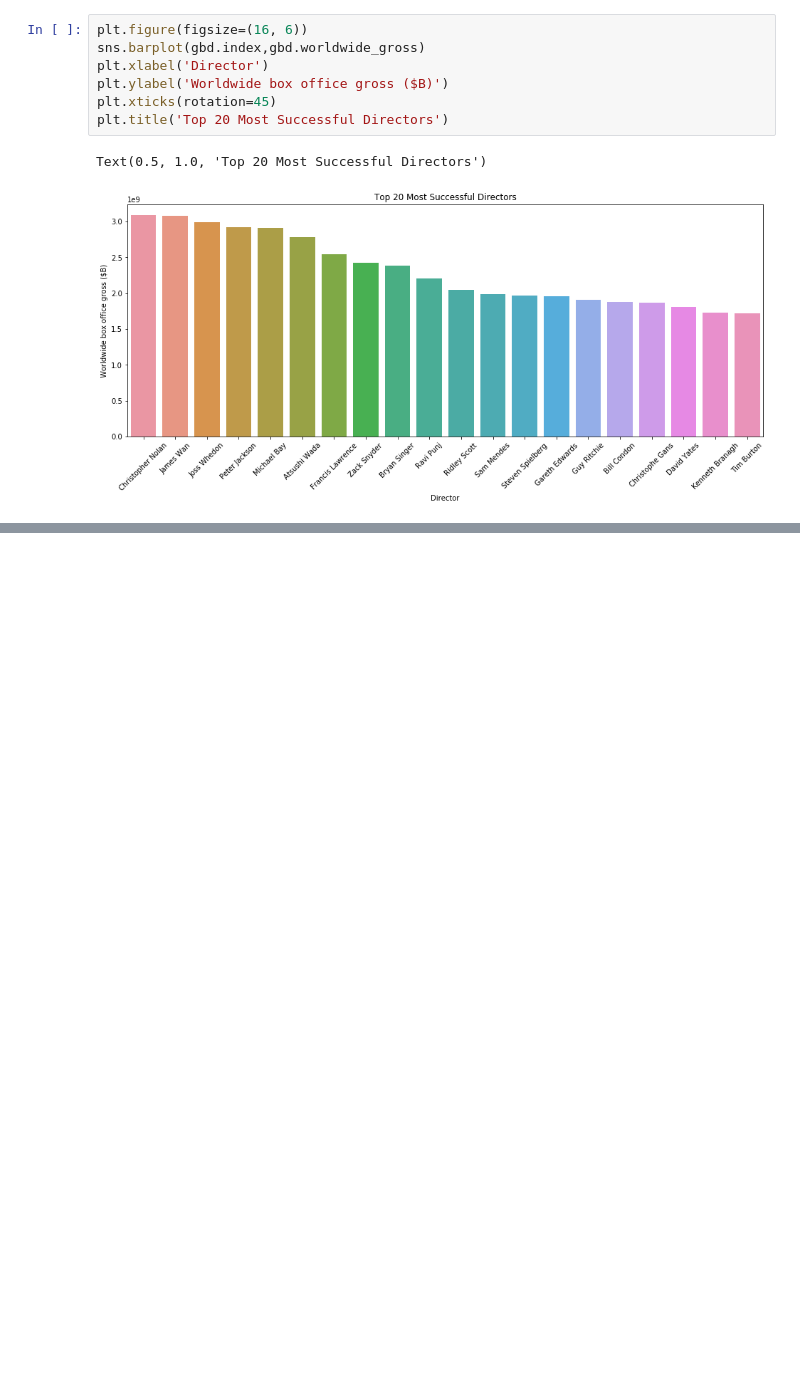
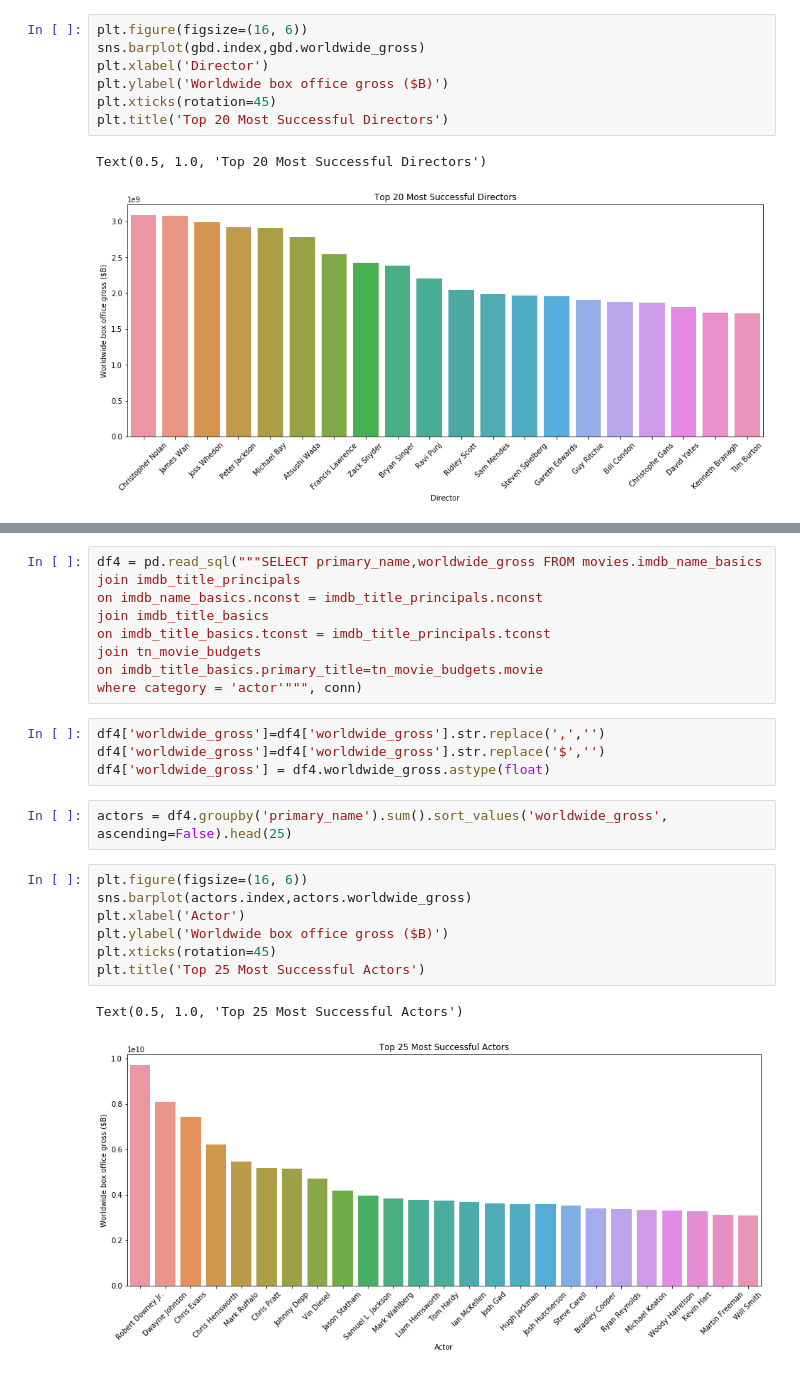
Before and after one commit to medoffc/carmijohngowalking, a Jupyter notebook: Carmi and John Walked 1,000 Miles.ipynb, the cells around one changed output, grey strips where cells are left out. Saved outputs shown, nothing was run; the diff lists cells and outputs as text; blank space fills up the shorter version.

Commit message:
fourth chart

```diff
--- a/Carmi and John Walked 1,000 Miles.ipynb
+++ b/Carmi and John Walked 1,000 Miles.ipynb
@@ -232,0 +239,25 @@ Text(0.5, 1.0, 'Top 20 Most Successful Directors')
+# %%
+df4 = pd.read_sql("""SELECT primary_name,worldwide_gross FROM movies.imdb_name_basics
+join imdb_title_principals
+on imdb_name_basics.nconst = imdb_title_principals.nconst
+join imdb_title_basics
+on imdb_title_basics.tconst = imdb_title_principals.tconst
+join tn_movie_budgets
+on imdb_title_basics.primary_title=tn_movie_budgets.movie
+where category = 'actor'""", conn)
+# %%
+df4['worldwide_gross']=df4['worldwide_gross'].str.replace(',','')
+df4['worldwide_gross']=df4['worldwide_gross'].str.replace('$','')
+df4['worldwide_gross'] = df4.worldwide_gross.astype(float)
+# %%
+actors = df4.groupby('primary_name').sum().sort_values('worldwide_gross', ascending=False).head(25)
+# %%
+plt.figure(figsize=(16, 6))
+sns.barplot(actors.index,actors.worldwide_gross)
+plt.xlabel('Actor')
+plt.ylabel('Worldwide box office gross ($B)')
+plt.xticks(rotation=45)
+plt.title('Top 25 Most Successful Actors')
+# %% [output]
+Text(0.5, 1.0, 'Top 25 Most Successful Actors')
+[figure, added]
```
Also changed, not shown: parts of 1 cell of this notebook.
